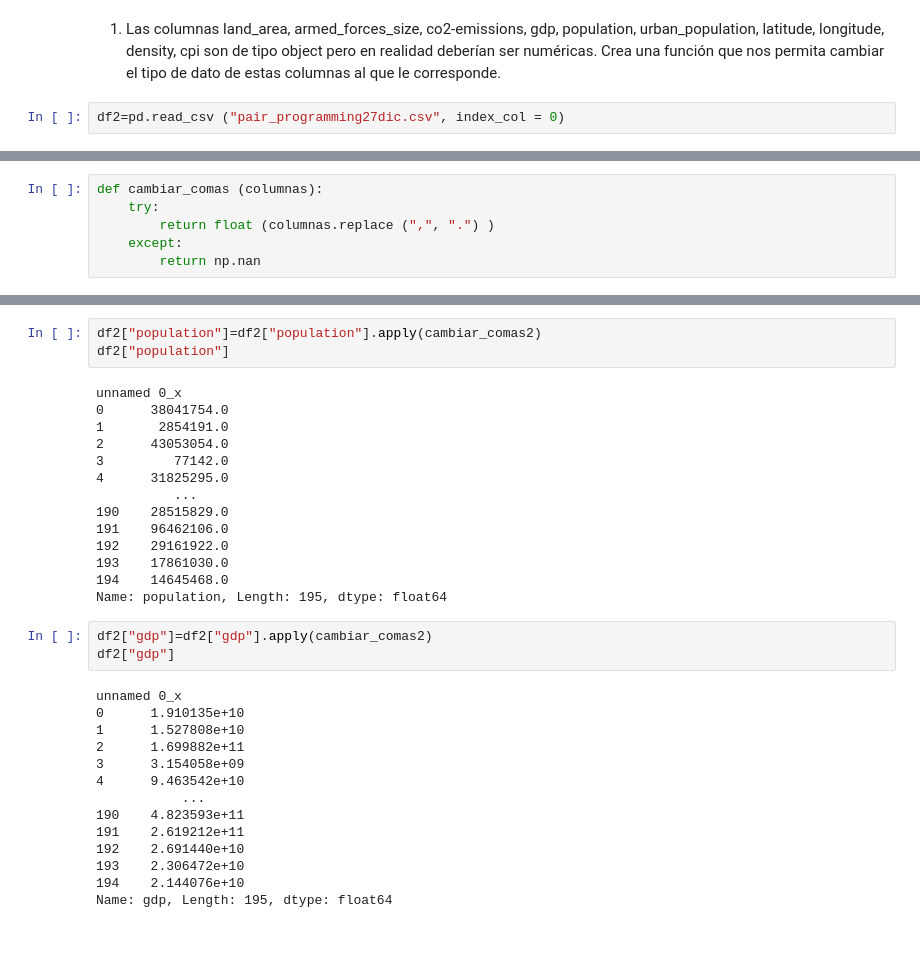
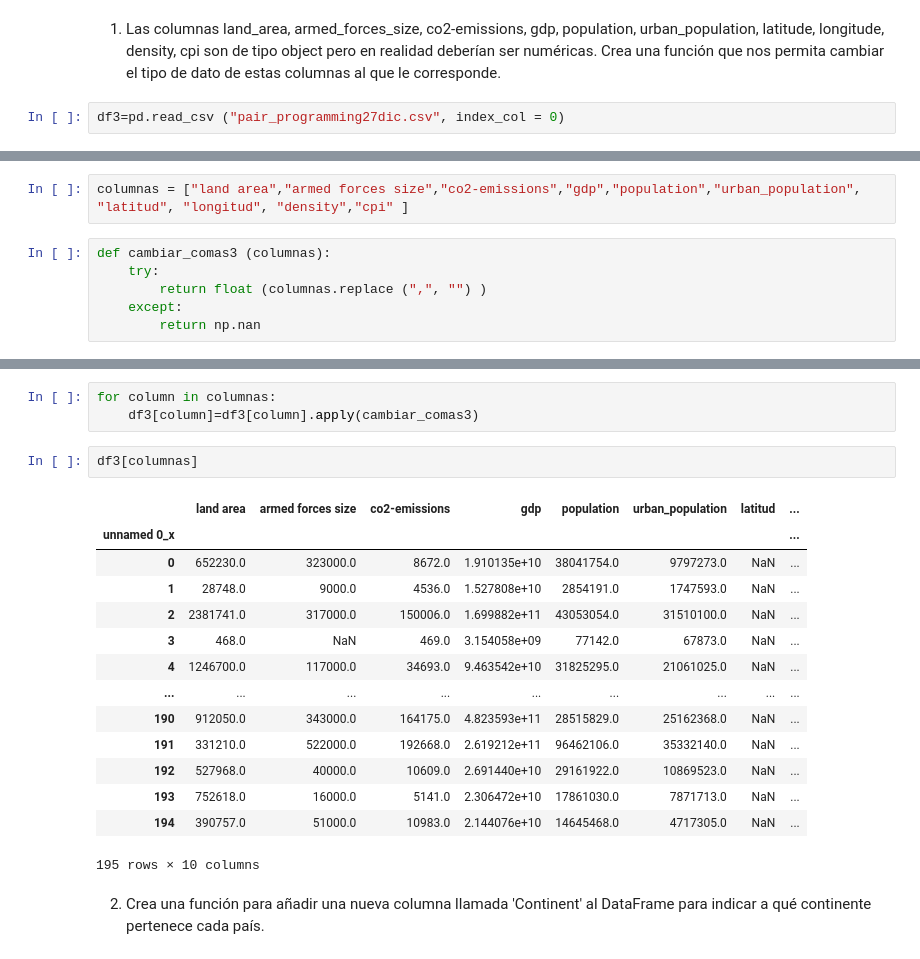
Before and after one commit to Adalab/da-modulo3-sprint1-pairprogramming-MaricarrmenAnaG, a Jupyter notebook: Pair_Programming_Datos_Apply.ipynb, the cells around one changed output, grey strips where cells are left out. Cells and saved outputs as stored; diff of their text form.

```diff
--- a/Pair_Programming_Datos_Apply.ipynb
+++ b/Pair_Programming_Datos_Apply.ipynb
@@ -6,4 +6,4 @@ Ejercicios Apply
 # %% [markdown]
 1. Las columnas land_area, armed_forces_size, co2-emissions, gdp, population, urban_population, latitude, longitude, density, cpi son de tipo object pero en realidad deberían ser numéricas. Crea una función que nos permita cambiar el tipo de dato de estas columnas al que le corresponde.
 # %%
-df2=pd.read_csv ("pair_programming27dic.csv", index_col = 0)
+df3=pd.read_csv ("pair_programming27dic.csv", index_col = 0)
@@ -42,9 +42,11 @@ df2
 | 193 | Zambia | 25 | ZM | 32.1 | 752,618 | 16,000 | 36.19 | ... |
 | 194 | Zimbabwe | 38 | ZW | 41.9 | 390,757 | 51,000 | 30.68 | ... |
 195 rows × 36 columns
+# %%
+columnas = ["land area","armed forces size","co2-emissions","gdp","population","urban_population", "latitud", "longitud", "density","cpi" ]
 # %%
-def cambiar_comas (columnas):
+def cambiar_comas3 (columnas):
     try:
-        return float (columnas.replace (",", ".") )
+        return float (columnas.replace (",", "") )
     except:
         return np.nan
@@ -142,34 +53,22 @@ Name: land area, Length: 195, dtype: float64
-# %%
-df2["population"]=df2["population"].apply(cambiar_comas2)
-df2["population"]
-# %% [output]
-unnamed 0_x
-0      38041754.0
-1       2854191.0
-2      43053054.0
-3         77142.0
-4      31825295.0
-          ...
-190    28515829.0
-191    96462106.0
-192    29161922.0
-193    17861030.0
-194    14645468.0
-Name: population, Length: 195, dtype: float64
-# %%
-df2["gdp"]=df2["gdp"].apply(cambiar_comas2)
-df2["gdp"]
-# %% [output]
-unnamed 0_x
-0      1.910135e+10
-1      1.527808e+10
-2      1.699882e+11
-3      3.154058e+09
-4      9.463542e+10
-           ...
-190    4.823593e+11
-191    2.619212e+11
-192    2.691440e+10
-193    2.306472e+10
-194    2.144076e+10
-Name: gdp, Length: 195, dtype: float64
+# %%
+for column in columnas:
+    df3[column]=df3[column].apply(cambiar_comas3)
+# %%
+df3[columnas]
+# %% [output]
+|  | land area | armed forces size | co2-emissions | gdp | population | urban_population | latitud | ... |
+| unnamed 0_x |  |  |  |  |  |  |  | ... |
+| 0 | 652230.0 | 323000.0 | 8672.0 | 1.910135e+10 | 38041754.0 | 9797273.0 | NaN | ... |
+| 1 | 28748.0 | 9000.0 | 4536.0 | 1.527808e+10 | 2854191.0 | 1747593.0 | NaN | ... |
+| 2 | 2381741.0 | 317000.0 | 150006.0 | 1.699882e+11 | 43053054.0 | 31510100.0 | NaN | ... |
+| 3 | 468.0 | NaN | 469.0 | 3.154058e+09 | 77142.0 | 67873.0 | NaN | ... |
+| 4 | 1246700.0 | 117000.0 | 34693.0 | 9.463542e+10 | 31825295.0 | 21061025.0 | NaN | ... |
+| ... | ... | ... | ... | ... | ... | ... | ... | ... |
+| 190 | 912050.0 | 343000.0 | 164175.0 | 4.823593e+11 | 28515829.0 | 25162368.0 | NaN | ... |
+| 191 | 331210.0 | 522000.0 | 192668.0 | 2.619212e+11 | 96462106.0 | 35332140.0 | NaN | ... |
+| 192 | 527968.0 | 40000.0 | 10609.0 | 2.691440e+10 | 29161922.0 | 10869523.0 | NaN | ... |
+| 193 | 752618.0 | 16000.0 | 5141.0 | 2.306472e+10 | 17861030.0 | 7871713.0 | NaN | ... |
+| 194 | 390757.0 | 51000.0 | 10983.0 | 2.144076e+10 | 14645468.0 | 4717305.0 | NaN | ... |
+195 rows × 10 columns
+# %% [markdown]
+2. Crea una función para añadir una nueva columna llamada 'Continent' al DataFrame para indicar a qué continente pertenece cada país.
```
Also changed, not shown: parts of 16 cells of this notebook, 1 other file.
